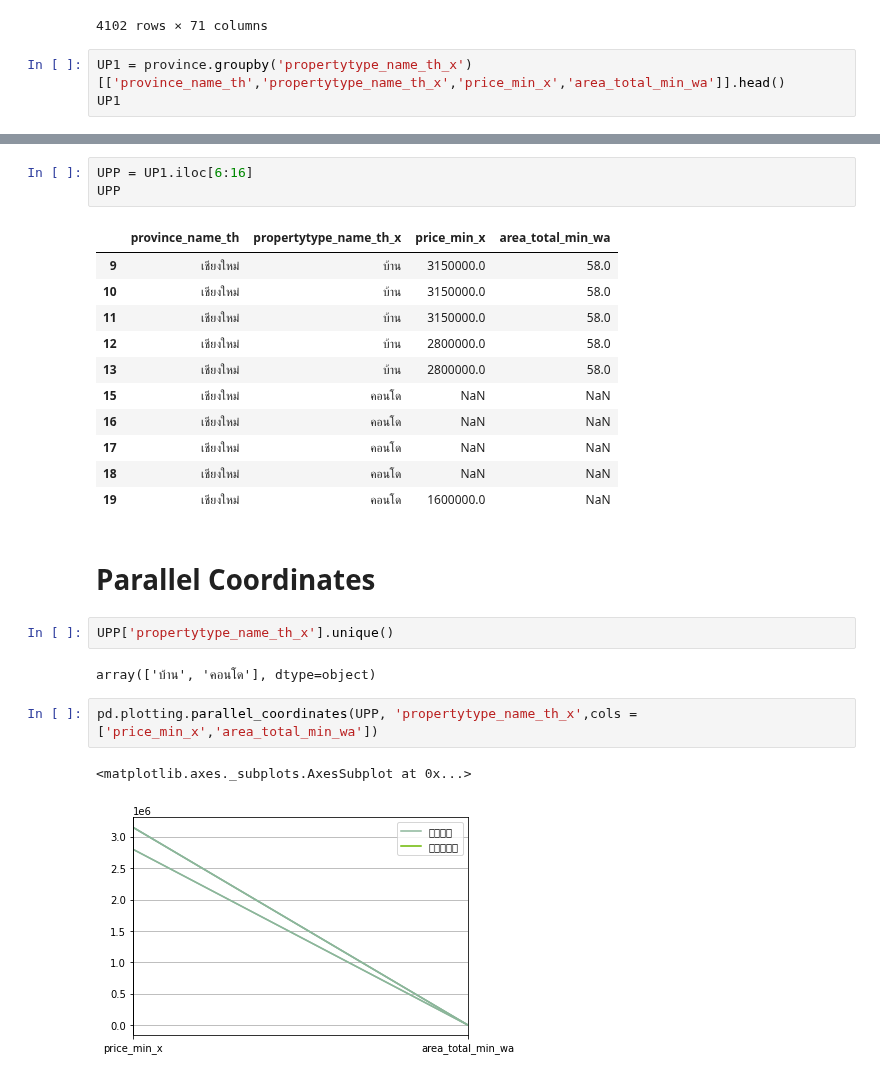
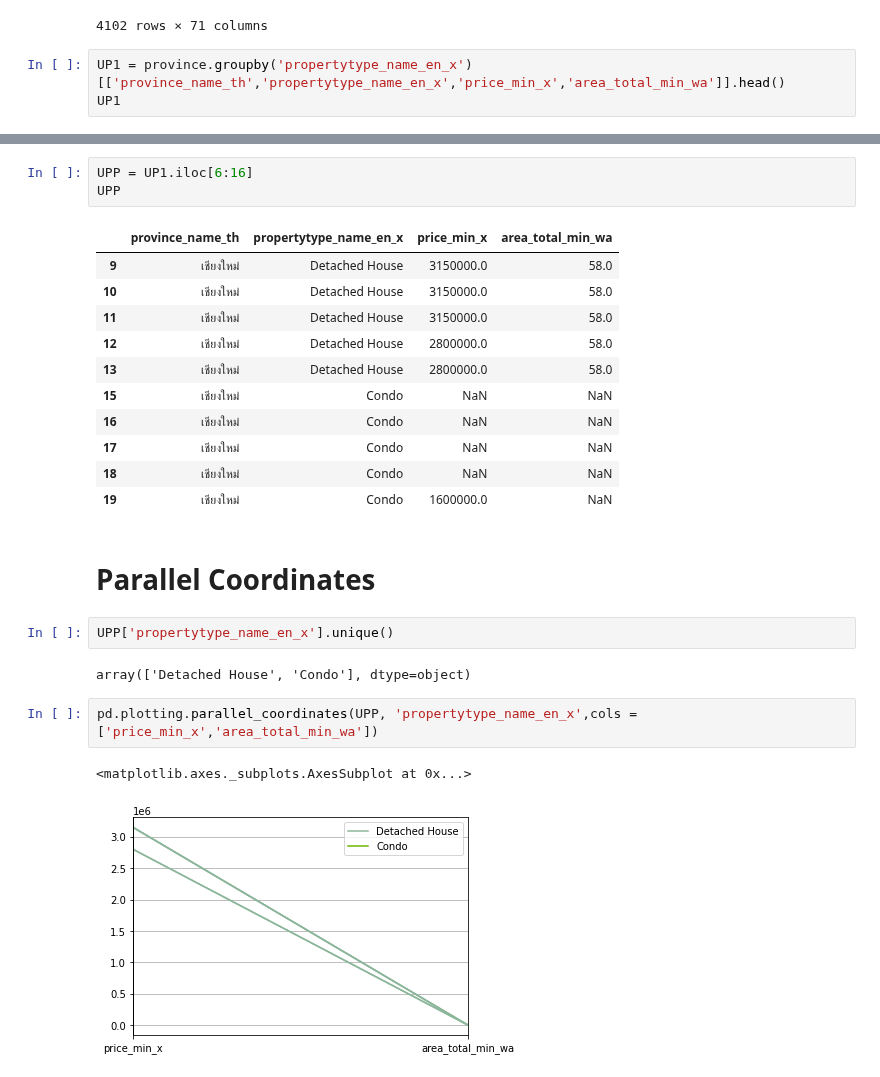
Before and after one commit to NewtonSawitta/BasicProg_DataViz65, a Jupyter notebook: HW3.ipynb, the cells around one changed output, grey strips where cells are left out. Cells and saved outputs as stored; diff of their text form.

```diff
--- a/HW3.ipynb
+++ b/HW3.ipynb
@@ -68,6 +68,6 @@ province
 | 53727 | 35109 | unittype_1459 | project_711 | บ้านแสงรุ่ง | 3 | Townhome | ... |
 4102 rows × 71 columns
 # %%
-UP1 = province.groupby('propertytype_name_th_x')[['province_name_th','propertytype_name_th_x','price_min_x','area_total_min_wa']].head()
+UP1 = province.groupby('propertytype_name_en_x')[['province_name_th','propertytype_name_en_x','price_min_x','area_total_min_wa']].head()
 UP1
 # %% [output]
@@ -92,25 +92,25 @@ UP1
 UPP = UP1.iloc[6:16]
 UPP
 # %% [output]
-|  | province_name_th | propertytype_name_th_x | price_min_x | area_total_min_wa |
-| 9 | เชียงใหม่ | บ้าน | 3150000.0 | 58.0 |
-| 10 | เชียงใหม่ | บ้าน | 3150000.0 | 58.0 |
-| 11 | เชียงใหม่ | บ้าน | 3150000.0 | 58.0 |
-| 12 | เชียงใหม่ | บ้าน | 2800000.0 | 58.0 |
-| 13 | เชียงใหม่ | บ้าน | 2800000.0 | 58.0 |
-| 15 | เชียงใหม่ | คอนโด | NaN | NaN |
-| 16 | เชียงใหม่ | คอนโด | NaN | NaN |
-| 17 | เชียงใหม่ | คอนโด | NaN | NaN |
-| 18 | เชียงใหม่ | คอนโด | NaN | NaN |
-| 19 | เชียงใหม่ | คอนโด | 1600000.0 | NaN |
+|  | province_name_th | propertytype_name_en_x | price_min_x | area_total_min_wa |
+| 9 | เชียงใหม่ | Detached House | 3150000.0 | 58.0 |
+| 10 | เชียงใหม่ | Detached House | 3150000.0 | 58.0 |
+| 11 | เชียงใหม่ | Detached House | 3150000.0 | 58.0 |
+| 12 | เชียงใหม่ | Detached House | 2800000.0 | 58.0 |
+| 13 | เชียงใหม่ | Detached House | 2800000.0 | 58.0 |
+| 15 | เชียงใหม่ | Condo | NaN | NaN |
+| 16 | เชียงใหม่ | Condo | NaN | NaN |
+| 17 | เชียงใหม่ | Condo | NaN | NaN |
+| 18 | เชียงใหม่ | Condo | NaN | NaN |
+| 19 | เชียงใหม่ | Condo | 1600000.0 | NaN |
 # %% [markdown]
 # Parallel Coordinates
 # %%
-UPP['propertytype_name_th_x'].unique()
+UPP['propertytype_name_en_x'].unique()
 # %% [output]
-array(['บ้าน', 'คอนโด'], dtype=object)
+array(['Detached House', 'Condo'], dtype=object)
 # %%
-pd.plotting.parallel_coordinates(UPP, 'propertytype_name_th_x',cols = ['price_min_x','area_total_min_wa'])
+pd.plotting.parallel_coordinates(UPP, 'propertytype_name_en_x',cols = ['price_min_x','area_total_min_wa'])
 # %% [output]
 <matplotlib.axes._subplots.AxesSubplot at 0x...>
-[figure, old version]
+[figure, new version]
```
Also changed, not shown: parts of 2 cells of this notebook.
